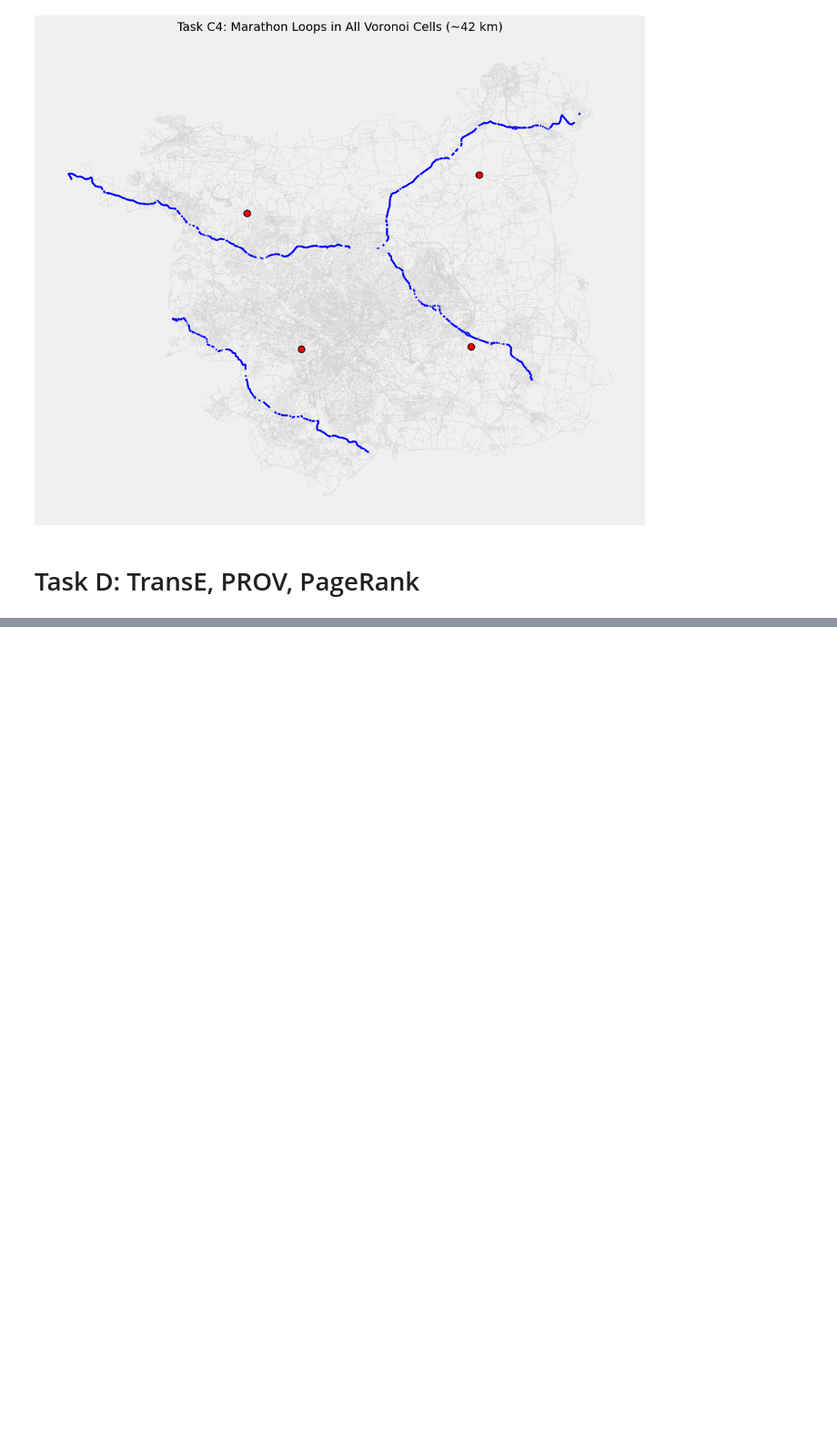
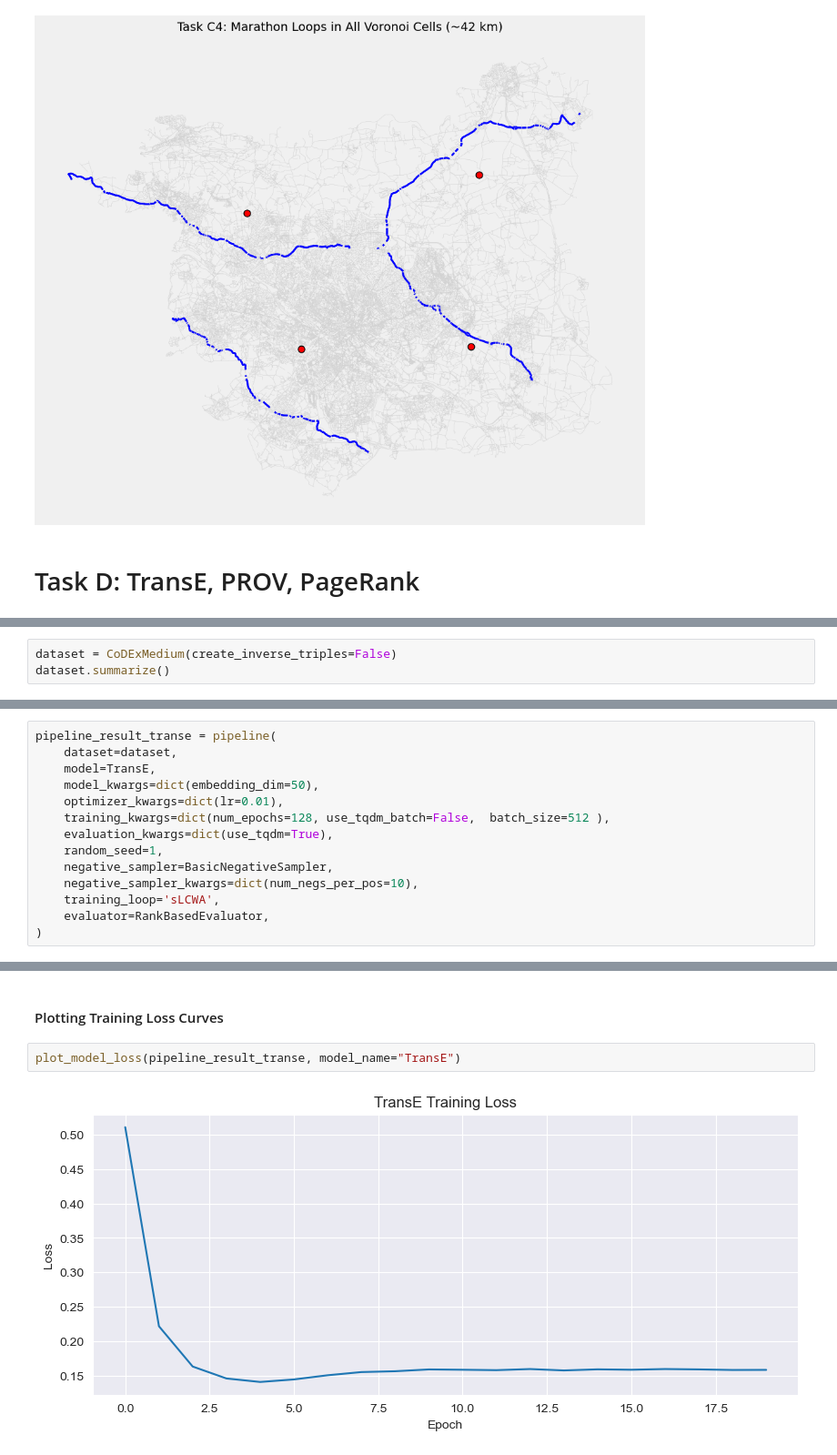
Before and after one commit to ammararfan2-lab/7CUSMNDA-2025-Coursework, a Jupyter notebook: notebooks/Part2.ipynb, the cells around one changed output, grey strips where cells are left out. Shown at 91% size. Cells and saved outputs as stored; diff of their text form; blank space fills up the shorter version.

```diff
--- a/notebooks/Part2.ipynb
+++ b/notebooks/Part2.ipynb
@@ -938,0 +1199,3 @@ plot_marathon_loops(improved_loop_paths, leeds_graph_proj, nodes_gdf, edges_gdf,
+# %%
+dataset = CoDExMedium(create_inverse_triples=False)
+dataset.summarize()
@@ -938,0 +1296,14 @@ plot_marathon_loops(improved_loop_paths, leeds_graph_proj, nodes_gdf, edges_gdf,
+# %%
+pipeline_result_transe = pipeline(
+    dataset=dataset,
+    model=TransE,
+    model_kwargs=dict(embedding_dim=50),
+    optimizer_kwargs=dict(lr=0.01),
+    training_kwargs=dict(num_epochs=128, use_tqdm_batch=False,  batch_size=512 ),
+    evaluation_kwargs=dict(use_tqdm=True),
+    random_seed=1,
+    negative_sampler=BasicNegativeSampler,
+    negative_sampler_kwargs=dict(num_negs_per_pos=10),
+    training_loop='sLCWA',
+    evaluator=RankBasedEvaluator,
+)
@@ -938,0 +1360,6 @@ plot_marathon_loops(improved_loop_paths, leeds_graph_proj, nodes_gdf, edges_gdf,
+# %% [markdown]
+#### Plotting Training Loss Curves
+# %%
+plot_model_loss(pipeline_result_transe, model_name="TransE")
+# %% [output]
+[figure, added]
```
Also changed, not shown: parts of 41 cells of this notebook, 1 other file.
